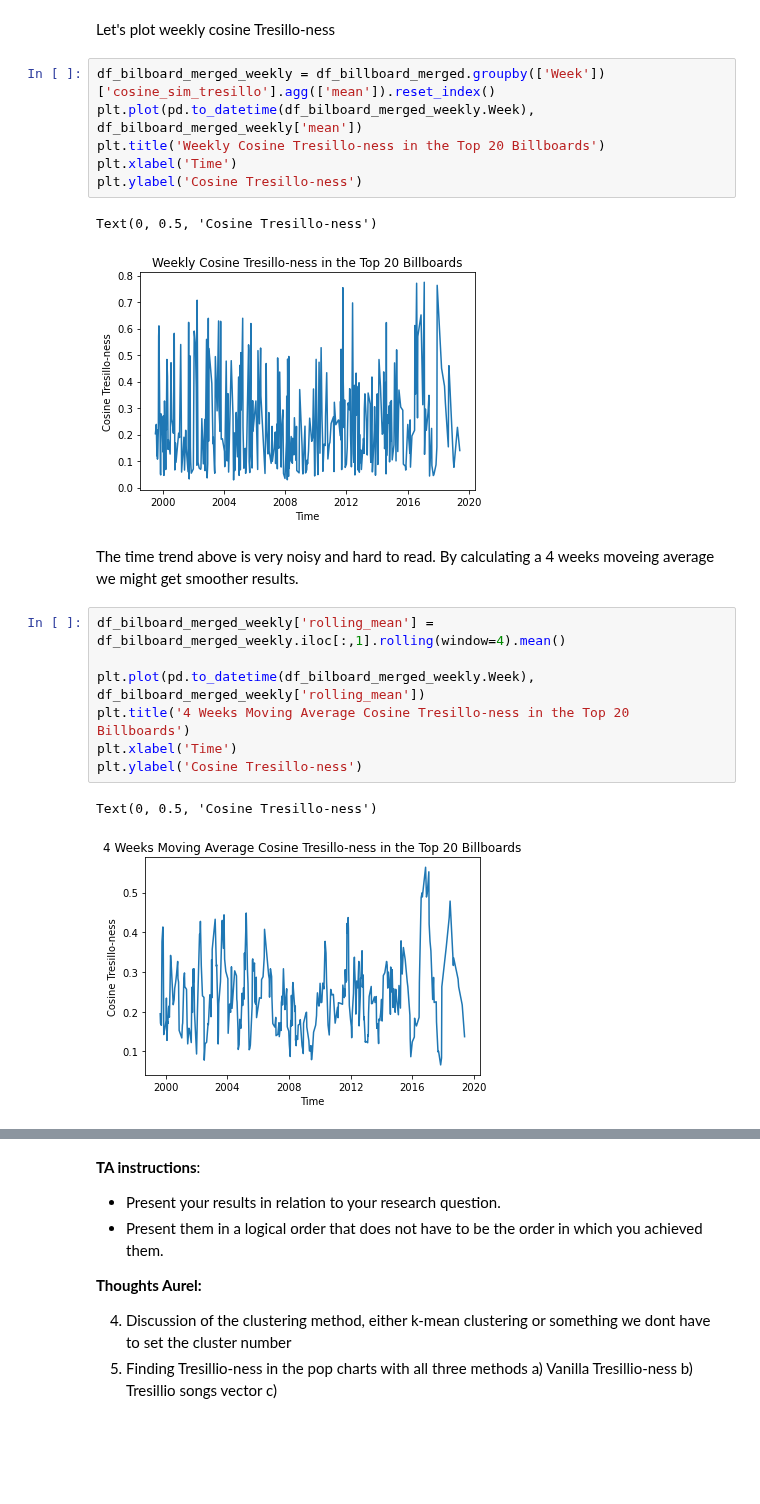
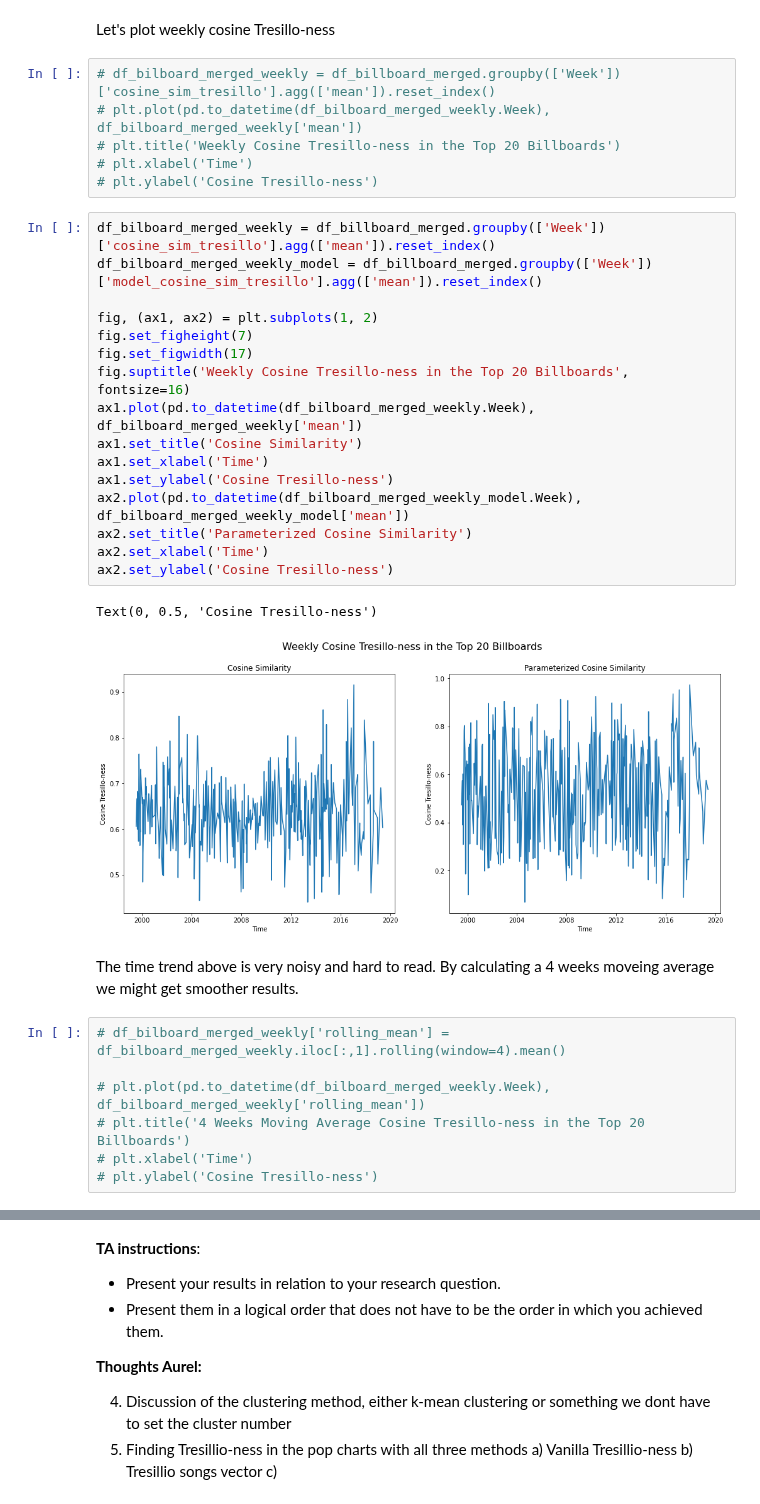
Before and after one commit to pushkarjajoria/Tresillo, a Jupyter notebook: src/milestone_3_sugessted_structure.ipynb, the cells around one changed output, grey strips where cells are left out. Drawn from its saved outputs; the diff is of its cells as text; blank space fills up the shorter version.

```diff
--- a/src/milestone_3_sugessted_structure.ipynb
+++ b/src/milestone_3_sugessted_structure.ipynb
@@ -640,23 +644,36 @@ df_billboard_reduced[df_billboard_reduced['cosine_sim_tresillo']>0.80]
 # %% [markdown]
 Let's plot weekly cosine Tresillo-ness
 # %%
-df_bilboard_merged_weekly = df_billboard_merged.groupby(['Week'])['cosine_sim_tresillo'].agg(['mean']).reset_index()
-plt.plot(pd.to_datetime(df_bilboard_merged_weekly.Week), df_bilboard_merged_weekly['mean'])
-plt.title('Weekly Cosine Tresillo-ness in the Top 20 Billboards')
-plt.xlabel('Time')
-plt.ylabel('Cosine Tresillo-ness')
+# df_bilboard_merged_weekly = df_billboard_merged.groupby(['Week'])['cosine_sim_tresillo'].agg(['mean']).reset_index()
+# plt.plot(pd.to_datetime(df_bilboard_merged_weekly.Week), df_bilboard_merged_weekly['mean'])
+# plt.title('Weekly Cosine Tresillo-ness in the Top 20 Billboards')
+# plt.xlabel('Time')
+# plt.ylabel('Cosine Tresillo-ness')
-# %% [output]
-Text(0, 0.5, 'Cosine Tresillo-ness')
-[figure, removed]
+# %%
+df_bilboard_merged_weekly = df_billboard_merged.groupby(['Week'])['cosine_sim_tresillo'].agg(['mean']).reset_index()
+df_bilboard_merged_weekly_model = df_billboard_merged.groupby(['Week'])['model_cosine_sim_tresillo'].agg(['mean']).reset_index()
+
+fig, (ax1, ax2) = plt.subplots(1, 2)
+fig.set_figheight(7)
+fig.set_figwidth(17)
+fig.suptitle('Weekly Cosine Tresillo-ness in the Top 20 Billboards', fontsize=16)
+ax1.plot(pd.to_datetime(df_bilboard_merged_weekly.Week), df_bilboard_merged_weekly['mean'])
+ax1.set_title('Cosine Similarity')
+ax1.set_xlabel('Time')
+ax1.set_ylabel('Cosine Tresillo-ness')
+ax2.plot(pd.to_datetime(df_bilboard_merged_weekly_model.Week), df_bilboard_merged_weekly_model['mean'])
+ax2.set_title('Parameterized Cosine Similarity')
+ax2.set_xlabel('Time')
+ax2.set_ylabel('Cosine Tresillo-ness')
+# %% [output]
+Text(0, 0.5, 'Cosine Tresillo-ness')
+[figure, added]
 # %% [markdown]
 The time trend above is very noisy and hard to read. By calculating a 4 weeks moveing average we might get smoother results.
 # %%
-df_bilboard_merged_weekly['rolling_mean'] = df_bilboard_merged_weekly.iloc[:,1].rolling(window=4).mean()
+# df_bilboard_merged_weekly['rolling_mean'] = df_bilboard_merged_weekly.iloc[:,1].rolling(window=4).mean()
 
-plt.plot(pd.to_datetime(df_bilboard_merged_weekly.Week), df_bilboard_merged_weekly['rolling_mean'])
-plt.title('4 Weeks Moving Average Cosine Tresillo-ness in the Top 20 Billboards')
-plt.xlabel('Time')
-plt.ylabel('Cosine Tresillo-ness')
+# plt.plot(pd.to_datetime(df_bilboard_merged_weekly.Week), df_bilboard_merged_weekly['rolling_mean'])
+# plt.title('4 Weeks Moving Average Cosine Tresillo-ness in the Top 20 Billboards')
+# plt.xlabel('Time')
+# plt.ylabel('Cosine Tresillo-ness')
-# %% [output]
-Text(0, 0.5, 'Cosine Tresillo-ness')
-[figure, removed]
```
Also changed, not shown: parts of 11 cells of this notebook, 2 other files.
